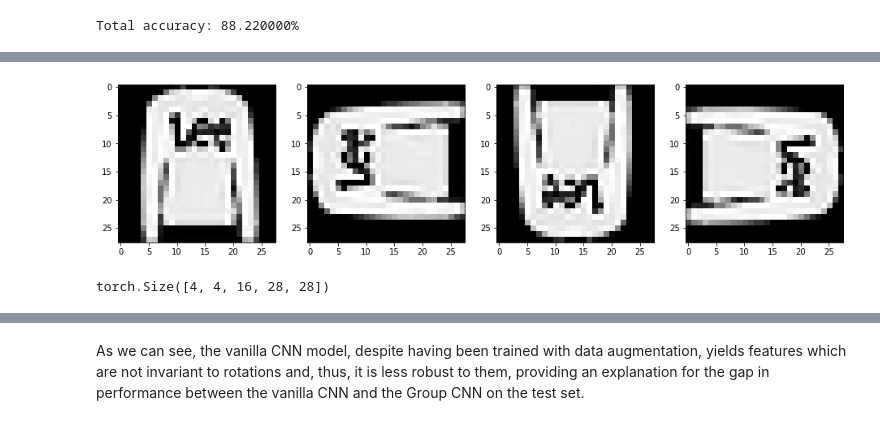
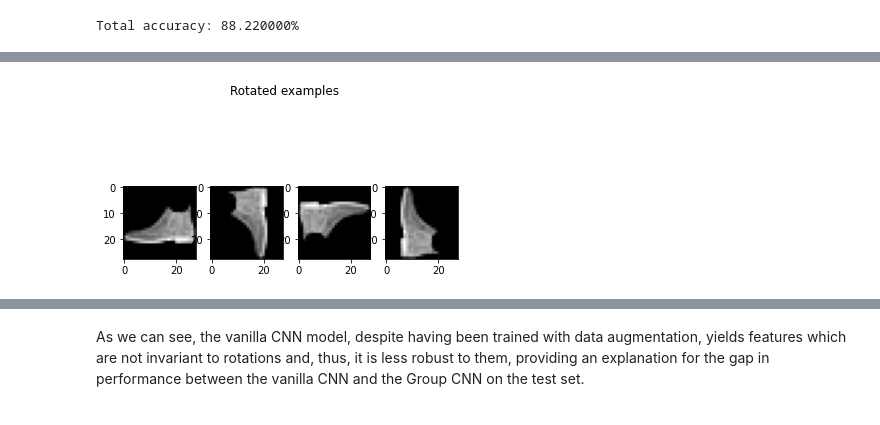
Before and after one commit to GabrieleSerussi/Group-Convolutional-Neural-Networks, a Jupyter notebook: notebook.ipynb, the cells around one changed output, grey strips where cells are left out. Saved outputs shown, nothing was run; the diff lists cells and outputs as text; code cells hidden in the pictures.

```diff
--- a/notebook.ipynb
+++ b/notebook.ipynb
@@ -3,7 +18,10 @@ import torch
 import matplotlib.pyplot as plt
 import matplotlib.image as mpimg
 from torchvision import transforms
-import numpy as np
 from torchvision.datasets import FashionMNIST
 from model import *
 from group import *
+
+cpu = torch.device("cpu")
+# Number of elements in the group
+GROUP_ORDER = len(CyclicGroup().elements())
@@ -18,10 +27,0 @@ plt.show()
-# %%
-# Apply the group actions on an image and print (imshow) them
-G = CyclicGroup()
-elements = G.elements()
-inp = transforms.ToTensor()(img)
-rotated_imgs = G.action(elements, inp)
-fig,axs = plt.subplots(1,4)
-for i in range(4):
-    axs[i].imshow(transforms.ToPILImage()(rotated_imgs[i]))
-plt.show()
@@ -60,22 +65,11 @@ Total accuracy: 79.300000%
 # %%
-# show that the final representations are equivariant wrt 90-degree rotations
-ex = test[1][0]
+ex = test[0][0]
 examples = torch.stack([torch.rot90(ex, i, dims=(-2,-1)) for i in range(4)])
-fig, axs = plt.subplots(1,4, figsize=(16,16))
-for i in range(4):
+fig, axs = plt.subplots(1,GROUP_ORDER)
+for i in range(GROUP_ORDER):
     axs[i].imshow(examples[i].squeeze(), cmap='gray')
+
+plt.suptitle("Rotated examples")
 plt.show()
 # %% [output]
-[figure, old version]
+[figure, new version]
-# %%
-# lift representation
-# shape: (batch, hidden_channel, group_order, height, width)
-examples = examples.to(trainer.device)
-cpu = torch.device('cpu')
-lifted_examples = trainer.model.convs[0](examples)
-lifted_examples = lifted_examples.reshape(lifted_examples.shape[0],
-4, trainer.model.hidden_channel_number, lifted_examples.shape[2], lifted_examples.shape[3])
-
-lifted_examples.shape
-# %% [output]
-torch.Size([4, 4, 16, 28, 28])
```
Also changed, not shown: parts of 18 cells of this notebook, 8 other files.
